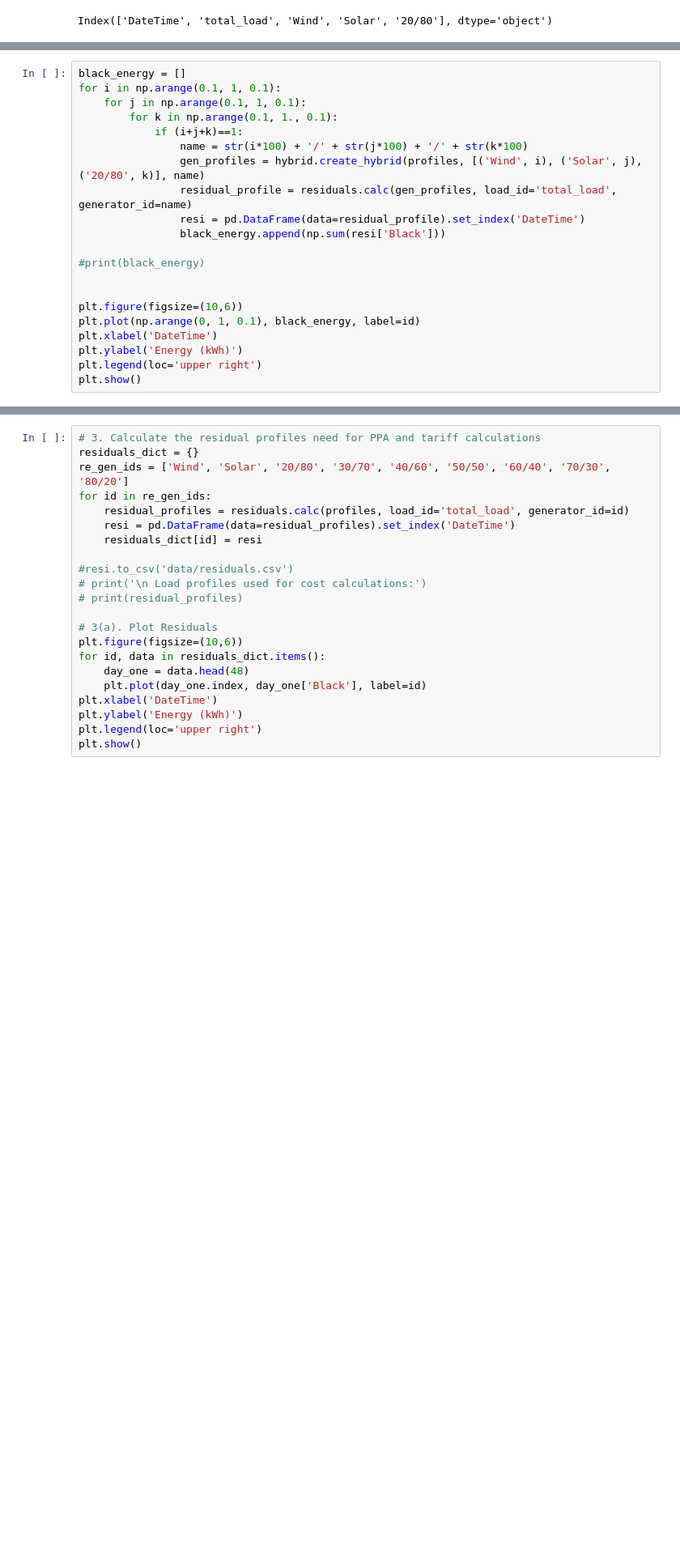
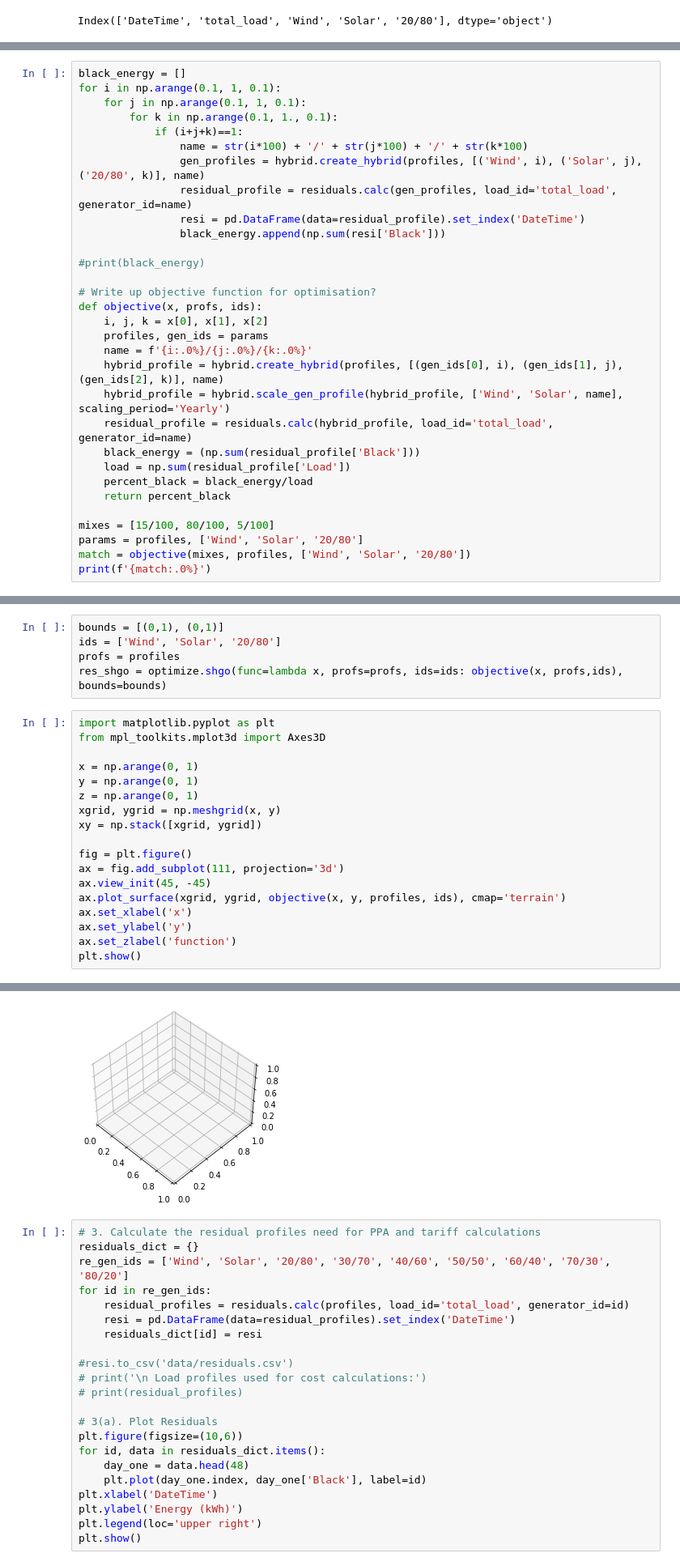
Before and after one commit to EllieKallmier/ppa_analysis, a Jupyter notebook: test_notebook.ipynb, the cells around one changed output, grey strips where cells are left out. Shown at 81% size. Drawn from its saved outputs; the diff is of its cells as text; blank space fills up the shorter version.

Commit message:
testing function to optimise

```diff
--- a/test_notebook.ipynb
+++ b/test_notebook.ipynb
@@ -82,11 +83,21 @@ for i in np.arange(0.1, 1, 0.1):
 
 #print(black_energy)
 
+# Write up objective function for optimisation?
+def objective(x, profs, ids):
+    i, j, k = x[0], x[1], x[2]
+    profiles, gen_ids = params
+    name = f'{i:.0%}/{j:.0%}/{k:.0%}'
+    hybrid_profile = hybrid.create_hybrid(profiles, [(gen_ids[0], i), (gen_ids[1], j), (gen_ids[2], k)], name)
+    hybrid_profile = hybrid.scale_gen_profile(hybrid_profile, ['Wind', 'Solar', name], scaling_period='Yearly')
+    residual_profile = residuals.calc(hybrid_profile, load_id='total_load', generator_id=name)
+    black_energy = (np.sum(residual_profile['Black']))
+    load = np.sum(residual_profile['Load'])
+    percent_black = black_energy/load
+    return percent_black
 
-plt.figure(figsize=(10,6))
-plt.plot(np.arange(0, 1, 0.1), black_energy, label=id)
-plt.xlabel('DateTime')
-plt.ylabel('Energy (kWh)')
-plt.legend(loc='upper right')
-plt.show()
+mixes = [15/100, 80/100, 5/100]
+params = profiles, ['Wind', 'Solar', '20/80']
+match = objective(mixes, profiles, ['Wind', 'Solar', '20/80'])
+print(f'{match:.0%}')
 # %% [output]
@@ -94,0 +116,24 @@ ValueError: x and y must have same first dimension, but have shapes (10,) and (3
+# %%
+bounds = [(0,1), (0,1)]
+ids = ['Wind', 'Solar', '20/80']
+profs = profiles
+res_shgo = optimize.shgo(func=lambda x, profs=profs, ids=ids: objective(x, profs,ids), bounds=bounds)
+# %%
+import matplotlib.pyplot as plt
+from mpl_toolkits.mplot3d import Axes3D
+
+x = np.arange(0, 1)
+y = np.arange(0, 1)
+z = np.arange(0, 1)
+xgrid, ygrid = np.meshgrid(x, y)
+xy = np.stack([xgrid, ygrid])
+
+fig = plt.figure()
+ax = fig.add_subplot(111, projection='3d')
+ax.view_init(45, -45)
+ax.plot_surface(xgrid, ygrid, objective(x, y, profiles, ids), cmap='terrain')
+ax.set_xlabel('x')
+ax.set_ylabel('y')
+ax.set_zlabel('function')
+plt.show()
+# %% [output]
@@ -95,3 +141,4 @@ ValueError: x and y must have same first dimension, but have shapes (10,) and (3
+[figure, added]
 # %%
 # 3. Calculate the residual profiles need for PPA and tariff calculations
 residuals_dict = {}
```
Also changed, not shown: parts of 4 cells of this notebook.
